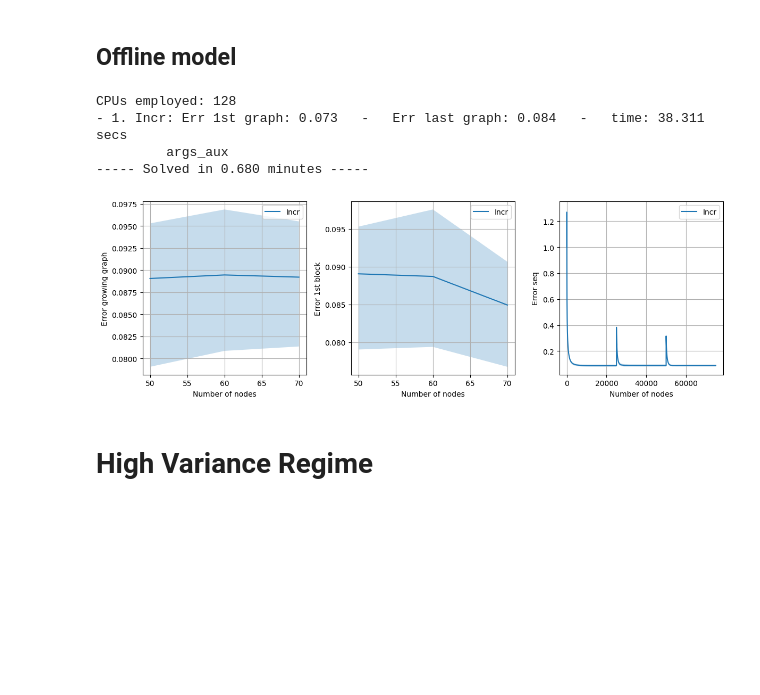
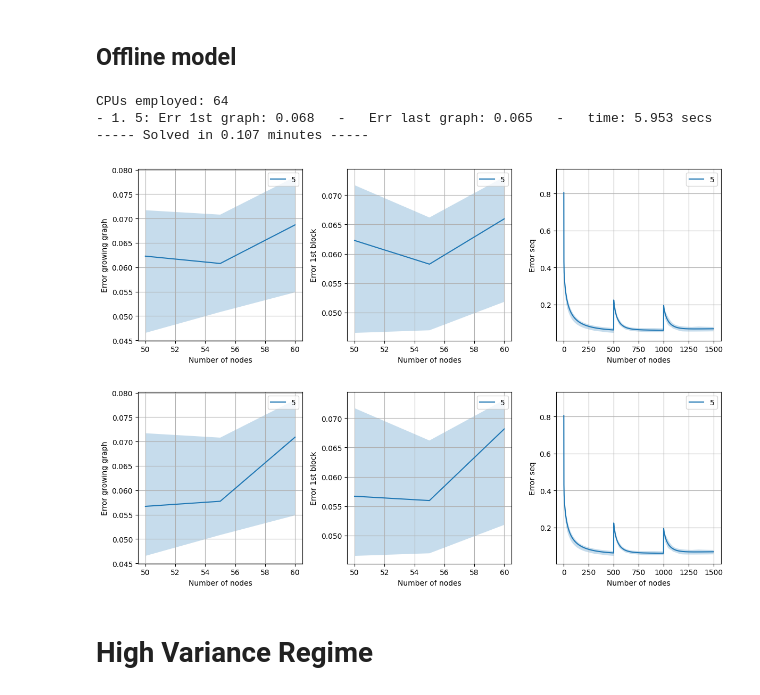
Before and after one commit to reysam93/online_ntf_expanding, a Jupyter notebook: hyperparam_tunning.ipynb, the cells around one changed output. Drawn from its saved outputs; the diff is of its cells as text; code cells hidden in the pictures; blank space fills up the shorter version.

Commit message:
updating models

```diff
--- a/hyperparam_tunning.ipynb
+++ b/hyperparam_tunning.ipynb
@@ -93,7 +67,7 @@ def plot_all_results(exps, err_graphs, err_seq, err_first, graph_p):
 # %% [markdown]
 # Low variance regime
 # %%
-n_graphs = 50
+n_graphs = 25
 N = 50
 verb = True
 graph_p = {
@@ -101,14 +75,15 @@ graph_p = {
     'edges': N*4,
     'graph_type': 'er',
     'edge_type': 'positive',
-    'new_nodes': [10]*2,
+    'new_nodes': [5]*2,
     'new_edges': 4,
-    'load_adjs_fact': .01, #.01,
+    'load_adjs_fact': .1, #.01,
     'conn_nodes': True,
 }
 
 ## Signal parameters
 signal_p = {
-    'samples_t': 1000,
+    'samples_t': 500, #[250, 250, 250],
     'noise_power': .05,
+    'init_samples': 500,
 }
@@ -117,40 +189,35 @@ signal_p = {
 # %%
 # Default args
 default_args = {
     'iters_sample': 10,
-    'lamb': 1e-2,
+    'lamb': .5,  # 1e-2,
     'stepsize': 5e-3,
     'gamma': .95,
-    'epsilon': .1,
+    'epsilon': .5,
     'alpha': 0,
 }
 
 Exps = [
-    {'model': models.Offline_dyn_nti, 'args': {'lamb': 5e-4,}, 'leg': 'Incr', 'fmt': '-'},
-    {'model': models.Offline_dyn_nti, 'args': {'lamb': 1e-3,}, 'leg': 'Incr', 'fmt': '-'},
-    {'model': models.Offline_dyn_nti, 'args': {'lamb': 5e-3,}, 'leg': 'Incr', 'fmt': '-'},
-    {'model': models.Offline_dyn_nti, 'args': {'lamb': 1e-2,}, 'leg': 'Incr', 'fmt': '-'},
-    {'model': models.Offline_dyn_nti, 'args': {'lamb': 5e-2,}, 'leg': 'Incr', 'fmt': '-'},
-    {'model': models.Offline_dyn_nti, 'args': {'lamb': 1e-1,}, 'leg': 'Incr', 'fmt': '-'},
-    {'model': models.Offline_dyn_nti, 'args': {'lamb': 5e-1,}, 'leg': 'Incr', 'fmt': '-'},
+    {'model': models.Offline_dyn_nti, 'args': {'lamb': .5,}, 'leg': '5', 'fmt': '-'},
 ]
 
 print('CPUs employed:', N_CPUS)
 
 t_init = perf_counter()
 results = Parallel(n_jobs=N_CPUS)(delayed(run_experiment)(g, Exps, graph_p, signal_p, default_args, verb) for g in range(n_graphs))
 t_end = perf_counter()
 print(f'----- Solved in {(t_end-t_init)/60:.3f} minutes -----')
 
 err_graphs, err_seq, err_first, runtime = zip(*results)
 
-plot_all_results(Exps, err_graphs, err_seq, err_first, graph_p)
+plot_results(Exps, err_graphs, err_seq, err_first, graph_p)
+plot_results(Exps, err_graphs, err_seq, err_first, graph_p, agg='median')
 # %% [output]
-CPUs employed: 128
-- 1. Incr: Err 1st graph: 0.073   -   Err last graph: 0.084   -   time: 38.311 secs
-         args_aux
------ Solved in 0.680 minutes -----
+CPUs employed: 64
+- 1. 5: Err 1st graph: 0.068   -   Err last graph: 0.065   -   time: 5.953 secs
+----- Solved in 0.107 minutes -----
-[figure, old version]
+[figure, new version]
+[figure, added]
 # %% [markdown]
 # High Variance Regime
 # %%
```
Also changed, not shown: parts of 6 cells of this notebook, 4 other files.
